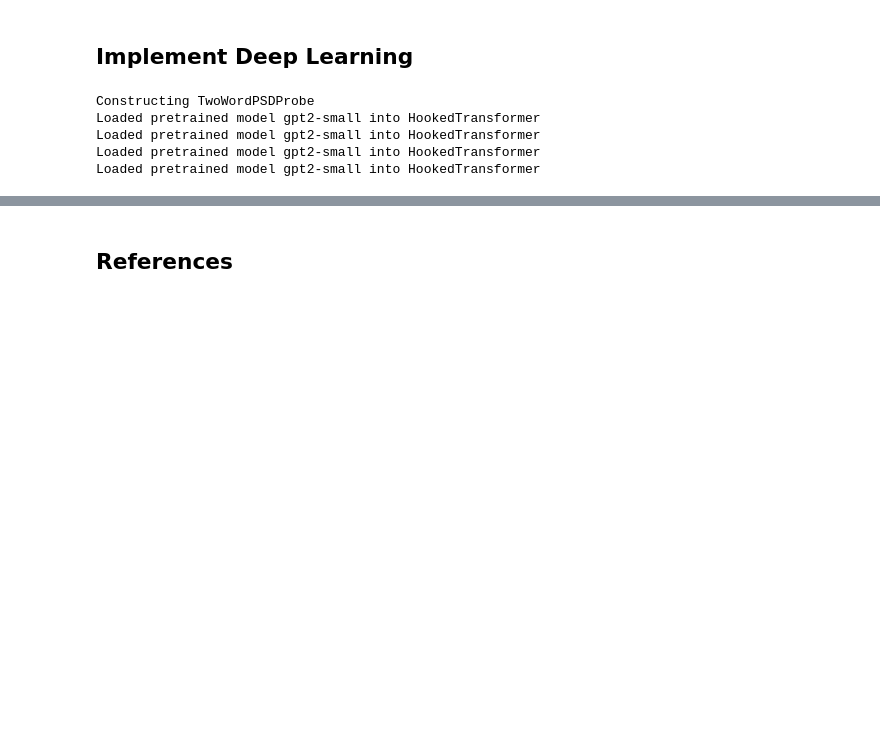
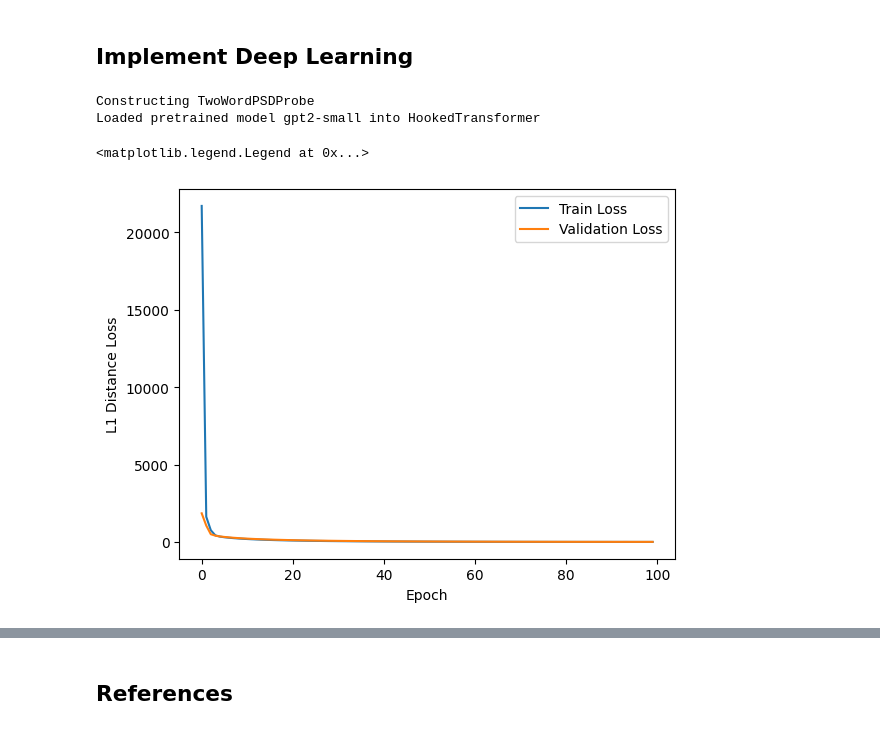
Before and after one commit to onjurgensen/probing_syntax_in_LLMs, a Jupyter notebook: probing_syntax_in_LLMs.ipynb, the cells around one changed output, grey strips where cells are left out. Cells and saved outputs as stored; diff of their text form; code cells hidden in the pictures; blank space fills up the shorter version.

Commit message:
run model

```diff
--- a/probing_syntax_in_LLMs.ipynb
+++ b/probing_syntax_in_LLMs.ipynb
@@ -340,6 +335,8 @@ class TwoWordPSDProbe(Probe):
     self.args = args
     self.probe_rank = args['probe']['maximum_rank']
     self.model_dim = args['model']['hidden_dim']
+
+    # Initialize projection matrix
     self.proj = nn.Parameter(data = torch.zeros(self.model_dim, self.probe_rank))
     nn.init.uniform_(self.proj, -0.05, 0.05)
     self.to(args['device'])
@@ -357,13 +354,15 @@ class TwoWordPSDProbe(Probe):
     Returns:
       A tensor of distances of shape (batch_size, max_seq_len, max_seq_len)
     """
+    batch = batch.to(self.proj.device) # added
+
     transformed = torch.matmul(batch, self.proj)
     batchlen, seqlen, rank = transformed.size()
     transformed = transformed.unsqueeze(2)
     transformed = transformed.expand(-1, -1, seqlen, -1)
-    transposed = transformed.transpose(1,2)
+    transposed = transformed.transpose(1,2).to(self.proj.device)
     diffs = transformed - transposed
-    squared_diffs = diffs.pow(2)
+    squared_diffs = diffs.pow(2).to(self.proj.device)
     squared_distances = torch.sum(squared_diffs, -1)
     return squared_distances
 # %%
@@ -391,6 +390,10 @@ class L1DistanceLoss(nn.Module):
         batch_loss: average loss in the batch
         total_sents: number of sentences in the batch
     """
+    device = predictions.device
+    label_batch = label_batch.to(device)
+    length_batch = length_batch.to(device)
+
     labels_1s = (label_batch != -1).float()
     predictions_masked = predictions * labels_1s
     labels_masked = label_batch * labels_1s
@@ -455,6 +458,10 @@ class ProbeRegimen:
     self.set_optimizer(probe)
     min_dev_loss = sys.maxsize
     min_dev_loss_epoch = -1
+
+    self.train_losses = []
+    self.val_losses = []
+
     for epoch_index in tqdm(range(self.max_epochs), desc='[training]'):
       epoch_train_loss = 0
       epoch_dev_loss = 0
@@ -484,6 +491,14 @@ class ProbeRegimen:
         epoch_dev_loss += batch_loss.detach().cpu().numpy()*count.detach().cpu().numpy()
         epoch_dev_loss_count += count.detach().cpu().numpy()
         epoch_dev_epoch_count += 1
+
+
+      # Compute average losses and store them
+      avg_train_loss = epoch_train_loss / epoch_train_loss_count
+      avg_dev_loss = epoch_dev_loss / epoch_dev_loss_count
+      self.train_losses.append(avg_train_loss)
+      self.val_losses.append(avg_dev_loss)
+
       self.scheduler.step(epoch_dev_loss)
       tqdm.write('[epoch {}] Train loss: {}, Dev loss: {}'.format(epoch_index, epoch_train_loss/epoch_train_loss_count, epoch_dev_loss/epoch_dev_loss_count))
       if epoch_dev_loss / epoch_dev_loss_count < min_dev_loss - 0.0001:
@@ -519,7 +534,7 @@ args = {
     'probe': {'maximum_rank': 64, 'params_path': 'probe_params.pt'},
     'model': {'hidden_dim': 768},
     'device': 'cuda' if torch.cuda.is_available() else 'cpu',
-    'probe_training': {'epochs': 20},
+    'probe_training': {'epochs': 100},
     'reporting': {'root': './'}
 }
 probe = TwoWordPSDProbe(args)
@@ -539,9 +554,6 @@ model = IdentityModel()
 # %% [output]
 Constructing TwoWordPSDProbe
 Loaded pretrained model gpt2-small into HookedTransformer
-Loaded pretrained model gpt2-small into HookedTransformer
-Loaded pretrained model gpt2-small into HookedTransformer
-Loaded pretrained model gpt2-small into HookedTransformer
 # %%
 regimen.train_until_convergence(
     probe=probe,
@@ -550,3 +562,12 @@ regimen.train_until_convergence(
     train_dataset=dataloader,
     dev_dataset=val_dataloader
 )
+# %%
+plt.plot(regimen.train_losses, label='Train Loss')
+plt.plot(regimen.val_losses, label='Validation Loss')
+plt.xlabel('Epoch')
+plt.ylabel('L1 Distance Loss')
+plt.legend()
+# %% [output]
+<matplotlib.legend.Legend at 0x...>
+[figure, added]
```
Also changed, not shown: parts of 9 cells of this notebook, 1 other file.
